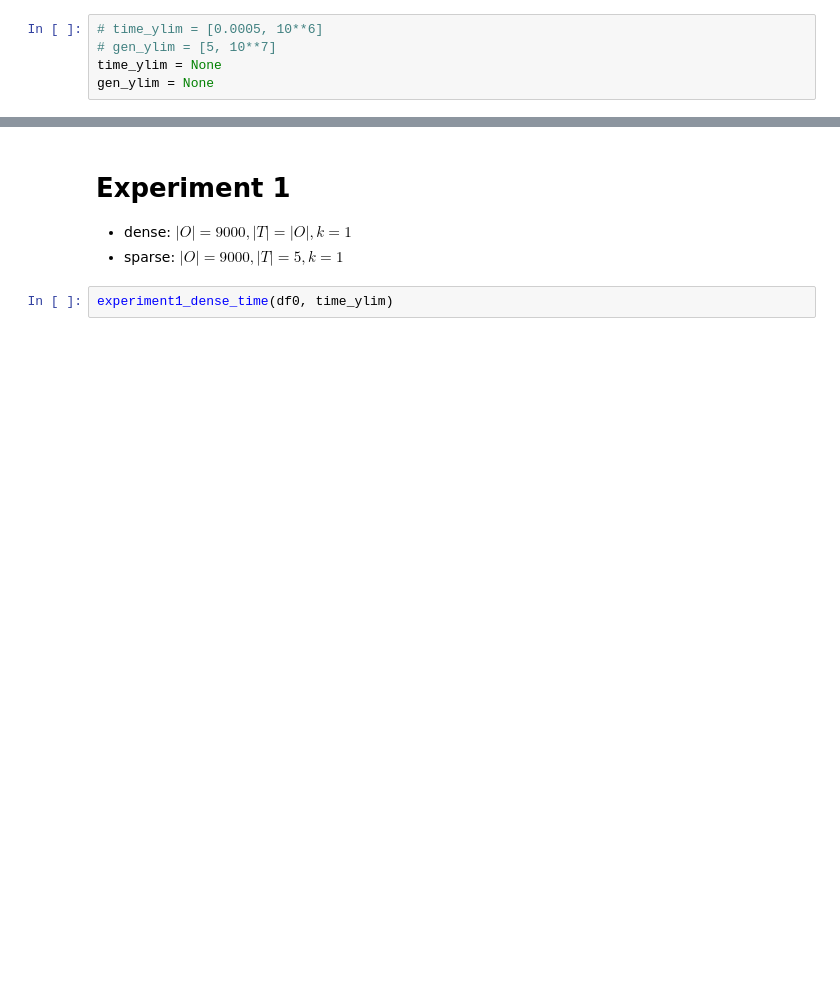
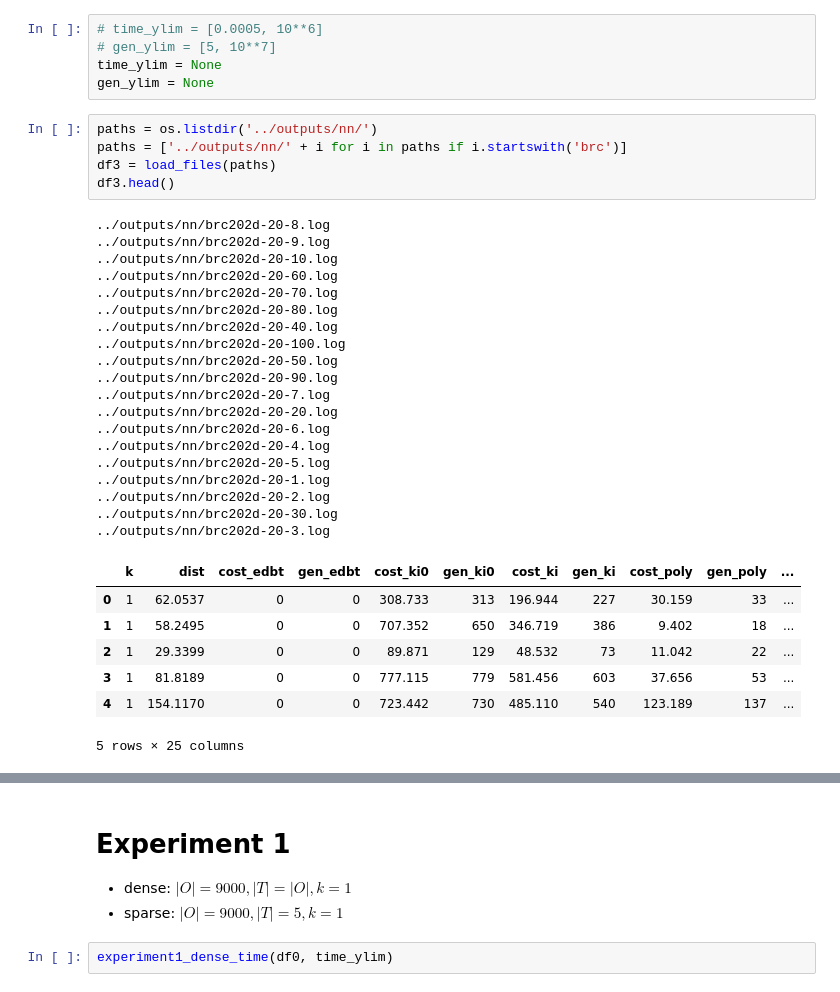
Before and after one commit to eggeek/Nav-Mesh-OkNN, a Jupyter notebook: analysis/Analysis.ipynb, the cells around one changed output, grey strips where cells are left out. Drawn from its saved outputs; the diff is of its cells as text; blank space fills up the shorter version.

```diff
--- a/analysis/Analysis.ipynb
+++ b/analysis/Analysis.ipynb
@@ -61,3 +46,35 @@ df1 = load_files(paths1)
 # gen_ylim = [5, 10**7]
 time_ylim = None
 gen_ylim = None
+# %%
+paths = os.listdir('../outputs/nn/')
+paths = ['../outputs/nn/' + i for i in paths if i.startswith('brc')]
+df3 = load_files(paths)
+df3.head()
+# %% [output]
+../outputs/nn/brc202d-20-8.log
+../outputs/nn/brc202d-20-9.log
+../outputs/nn/brc202d-20-10.log
+../outputs/nn/brc202d-20-60.log
+../outputs/nn/brc202d-20-70.log
+../outputs/nn/brc202d-20-80.log
+../outputs/nn/brc202d-20-40.log
+../outputs/nn/brc202d-20-100.log
+../outputs/nn/brc202d-20-50.log
+../outputs/nn/brc202d-20-90.log
+../outputs/nn/brc202d-20-7.log
+../outputs/nn/brc202d-20-20.log
+../outputs/nn/brc202d-20-6.log
+../outputs/nn/brc202d-20-4.log
+../outputs/nn/brc202d-20-5.log
+../outputs/nn/brc202d-20-1.log
+../outputs/nn/brc202d-20-2.log
+../outputs/nn/brc202d-20-30.log
+../outputs/nn/brc202d-20-3.log
+|  | k | dist | cost_edbt | gen_edbt | cost_ki0 | gen_ki0 | cost_ki | gen_ki | cost_poly | gen_poly | ... |
+| 0 | 1 | 62.0537 | 0 | 0 | 308.733 | 313 | 196.944 | 227 | 30.159 | 33 | ... |
+| 1 | 1 | 58.2495 | 0 | 0 | 707.352 | 650 | 346.719 | 386 | 9.402 | 18 | ... |
+| 2 | 1 | 29.3399 | 0 | 0 | 89.871 | 129 | 48.532 | 73 | 11.042 | 22 | ... |
+| 3 | 1 | 81.8189 | 0 | 0 | 777.115 | 779 | 581.456 | 603 | 37.656 | 53 | ... |
+| 4 | 1 | 154.1170 | 0 | 0 | 723.442 | 730 | 485.110 | 540 | 123.189 | 137 | ... |
+5 rows × 25 columns
```
Also changed, not shown: parts of 30 cells of this notebook, 38 other files.
